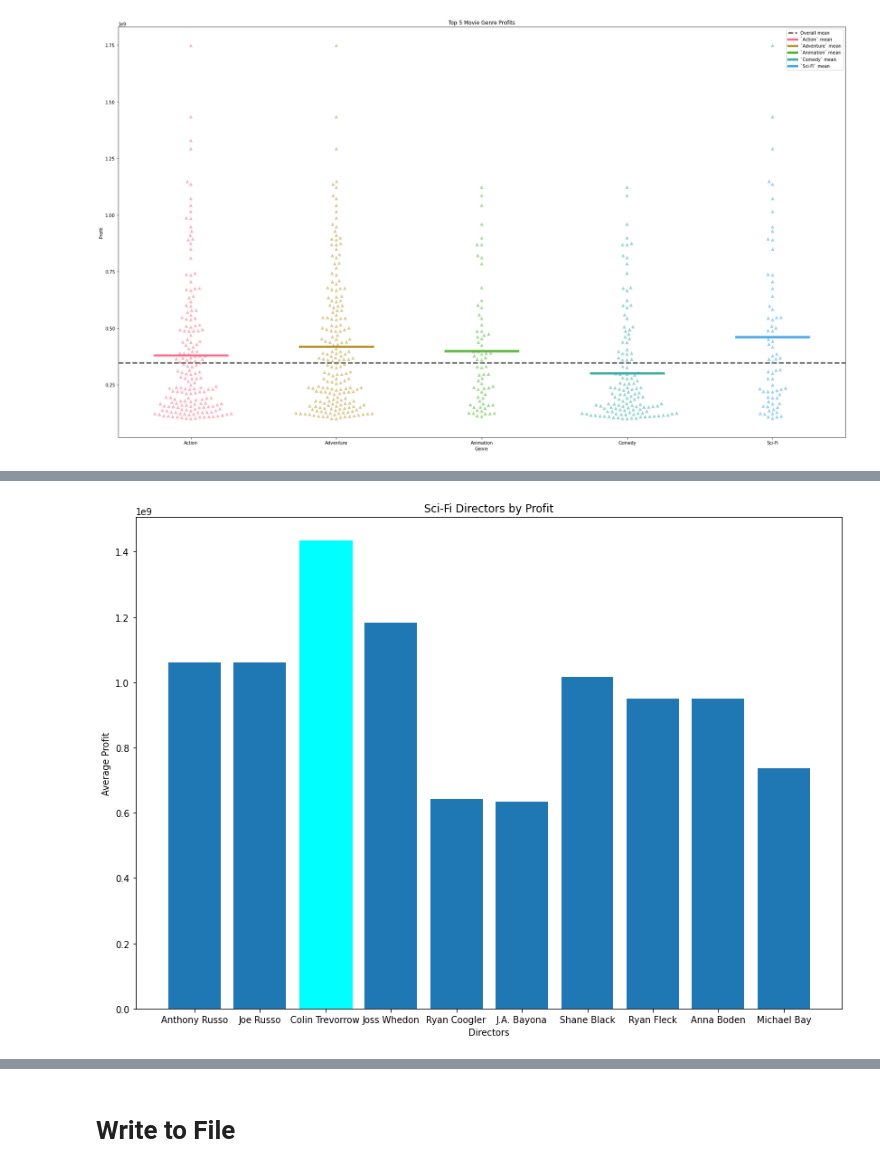
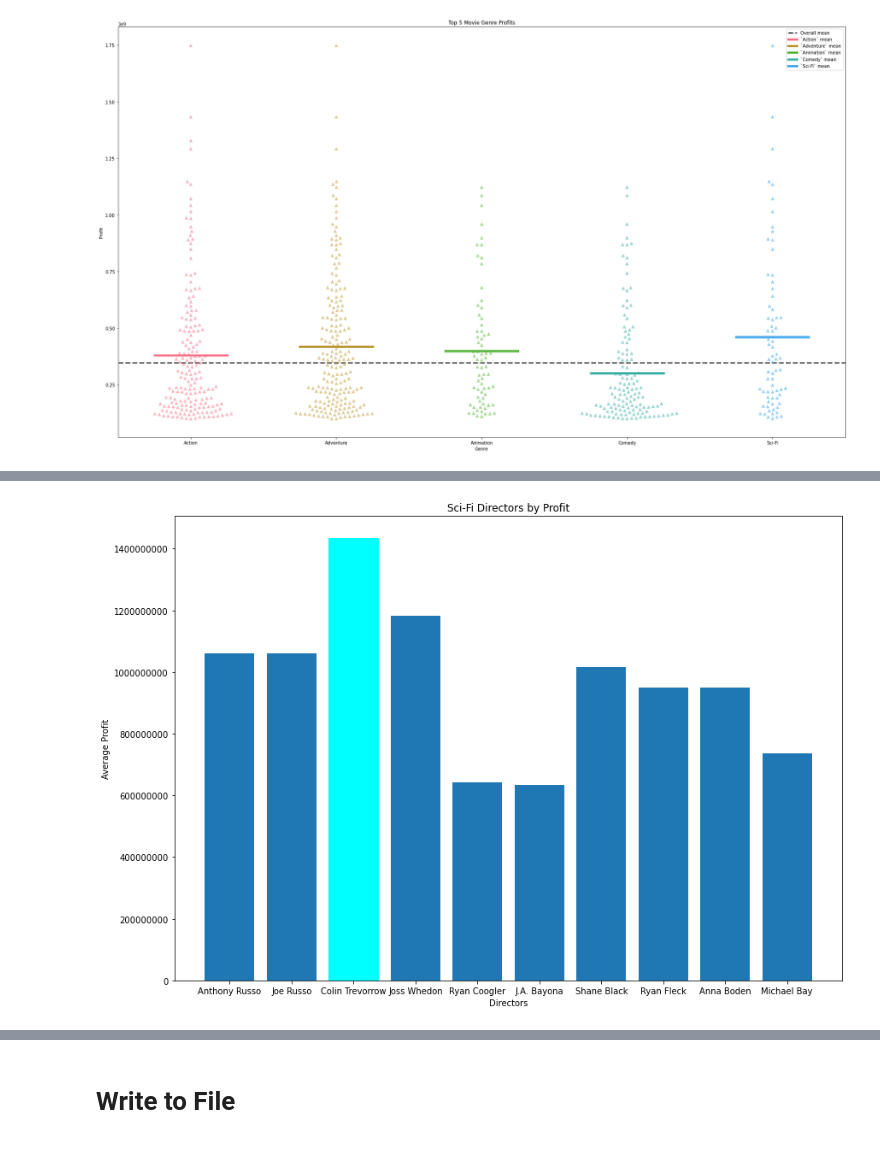
Before and after one commit to Jmanitou/Flatiron-Movie-Genre-Analysis, a Jupyter notebook: Movie_Genre_Analysis.ipynb, the cells around one changed output, grey strips where cells are left out. Saved outputs shown, nothing was run; the diff lists cells and outputs as text; code cells hidden in the pictures.

```diff
--- a/Movie_Genre_Analysis.ipynb
+++ b/Movie_Genre_Analysis.ipynb
@@ -160,18 +256,19 @@ dummy_regr.score(x, y)
 # %%
 #dictionairy to track top 10 sci-fi directors and the average of the movies they have created
 director_scifi = {director : math.ceil(df_final.loc[df_final["director"] == director]["profit"].mean())
                   for director in df_scifi.sort_values(by=["profit"], ascending=False)["director"]
                   .drop_duplicates().head(10)}
 director_scifi
 fig = plt.figure(figsize = (14, 10))
 bar = plt.bar(director_scifi.keys(), director_scifi.values())
 plt.title("Sci-Fi Directors by Profit")
 plt.xlabel("Directors")
 plt.ylabel("Average Profit")
 bar[2].set_color('cyan')
+plt.ticklabel_format(style='plain', useOffset=False, axis='y')
 plt.show()
 # %% [output]
-[figure, old version]
+[figure, new version]
 # %%
 df_final[df_final["director"] == "Colin Trevorrow"]
 # %% [output]
```
Also changed, not shown: parts of 11 cells of this notebook, 2 other files.
